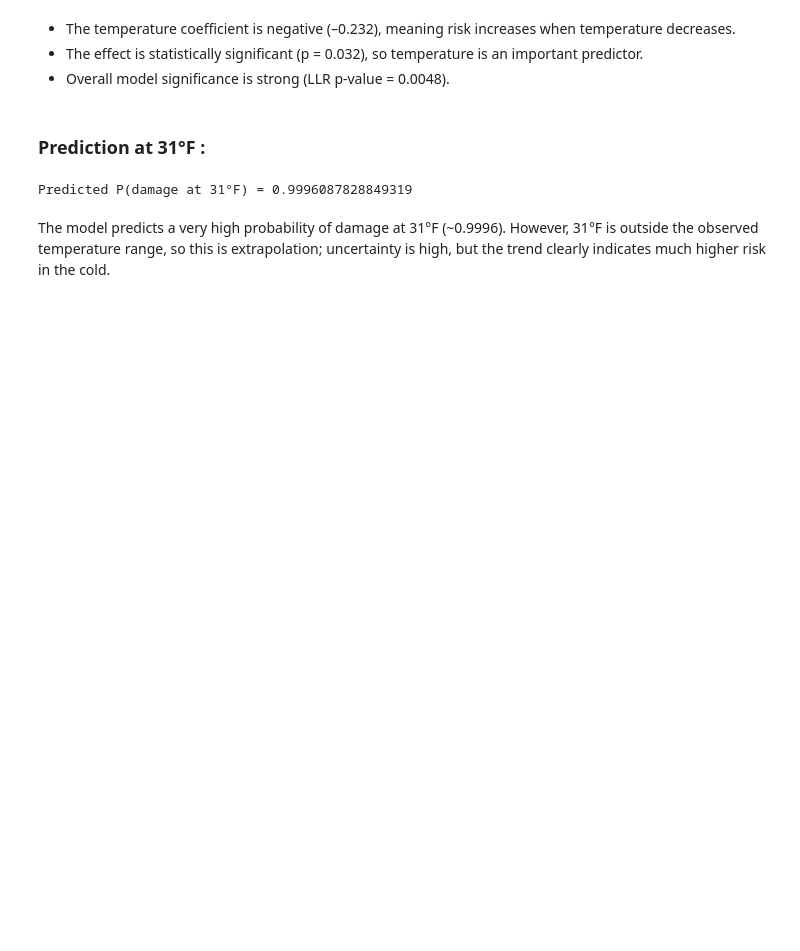
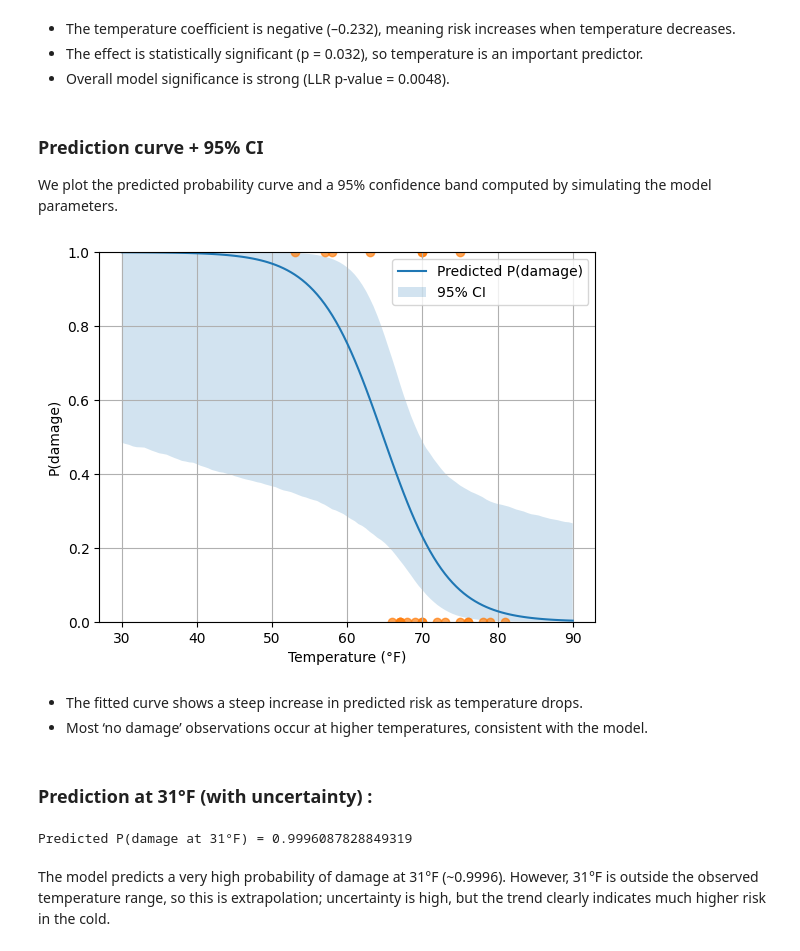
Before and after one commit to m2mosig-ridenee/SMPE-2025-2026, a Jupyter notebook: Homework/challenger/challenger_with_corrected_version.ipynb, the cells around one changed output. Saved outputs shown, nothing was run; the diff lists cells and outputs as text; code cells hidden in the pictures; blank space fills up the shorter version.

Commit message:
Improved prediction plot: add confidence band

```diff
--- a/Homework/challenger/challenger_with_corrected_version.ipynb
+++ b/Homework/challenger/challenger_with_corrected_version.ipynb
@@ -241,3 +243,6 @@ Temperature    -0.2322      0.108     -2.145      0.032      -0.444      -0.020
 - The temperature coefficient is negative (–0.232), meaning risk increases when temperature decreases.
 - The effect is statistically significant (p = 0.032), so temperature is an important predictor.
 - Overall model significance is strong (LLR p-value = 0.0048).
+# %% [markdown]
+### Prediction curve + 95% CI
+We plot the predicted probability curve and a 95% confidence band computed by simulating the model parameters.
@@ -244,5 +254,34 @@ Temperature    -0.2322      0.108     -2.145      0.032      -0.444      -0.020
+# %%
+beta = model.params.values
+cov  = model.cov_params().values
+
+rng = np.random.default_rng(0)
+B = 20000
+beta_sim = rng.multivariate_normal(beta, cov, size=B)
+
+z = beta_sim[:, [0]] + beta_sim[:, [1]] * temps[None, :]
+p_sim = 1 / (1 + np.exp(-z))
+
+p_low  = np.quantile(p_sim, 0.025, axis=0)
+p_high = np.quantile(p_sim, 0.975, axis=0)
+# %%
+plt.figure()
+plt.plot(temps, p, label="Predicted P(damage)")
+plt.fill_between(temps, p_low, p_high, alpha=0.2, label="95% CI")
+plt.scatter(df["Temperature"], df["Damage"], alpha=0.7)
+plt.xlabel("Temperature (°F)")
+plt.ylabel("P(damage)")
+plt.ylim([0, 1])
+plt.grid(True)
+plt.legend()
+plt.show()
+# %% [output]
+[figure, added]
+# %% [markdown]
+* The fitted curve shows a steep increase in predicted risk as temperature drops.
+* Most ‘no damage’ observations occur at higher temperatures, consistent with the model.
 # %% [markdown]
-### Prediction at 31°F :
+### Prediction at 31°F (with uncertainty) :
 # %%
 p31 = model.predict(
     pd.DataFrame({"Intercept": [1], "Temperature": [31]})
```
Also changed, not shown: parts of 11 cells of this notebook.
